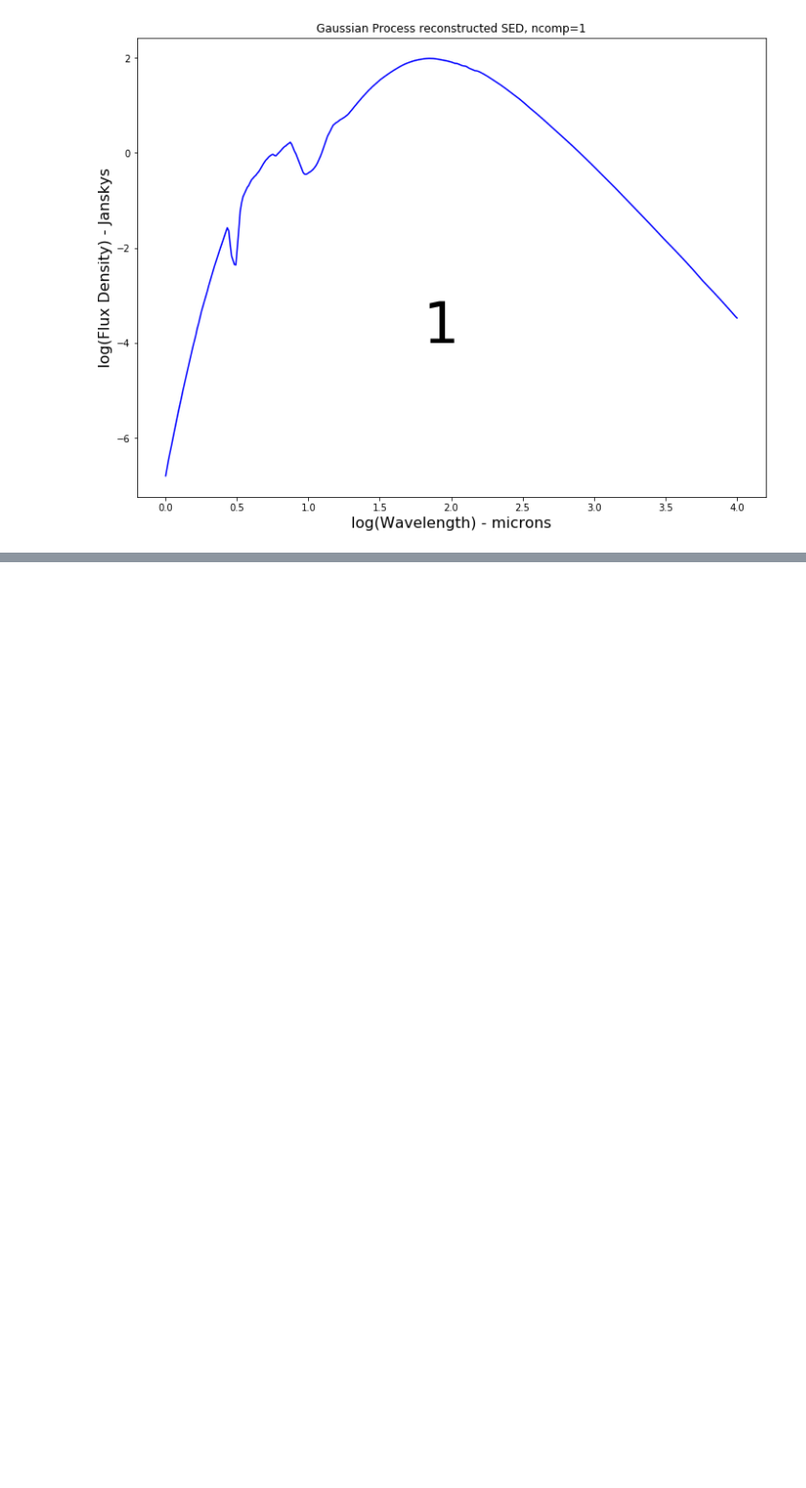
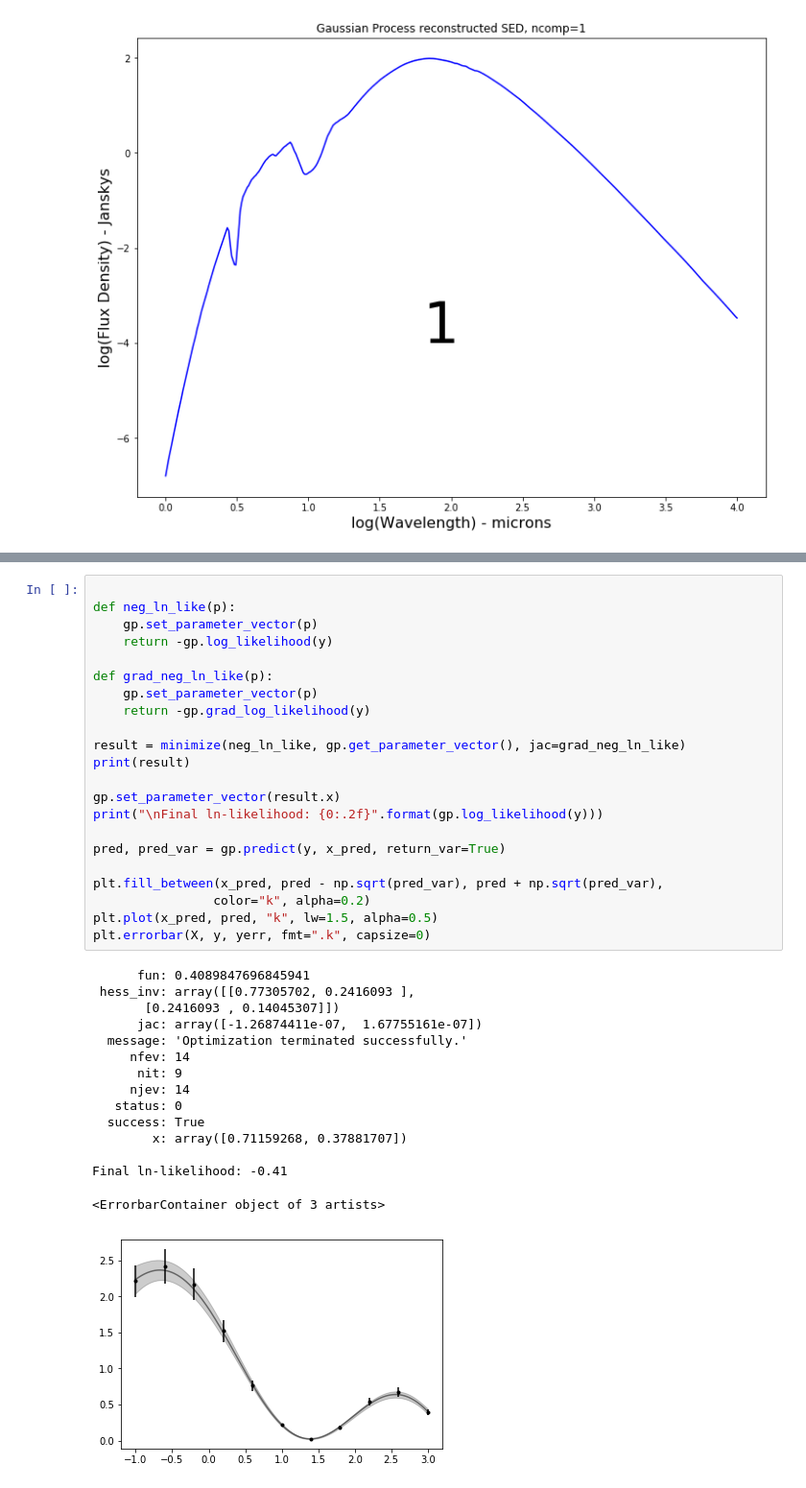
Before and after one commit to elizabethteng/crassula, a Jupyter notebook: figure_factory.ipynb, the cells around one changed output, grey strips where cells are left out. Shown: that part at 96% size. Saved outputs shown, nothing was run; the diff lists cells and outputs as text; blank space fills up the shorter version.

```diff
--- a/figure_factory.ipynb
+++ b/figure_factory.ipynb
@@ -313,0 +396,38 @@ def sedcomp_anim(model,ncomp=40,nfeat=400):
+# %%
+
+def neg_ln_like(p):
+    gp.set_parameter_vector(p)
+    return -gp.log_likelihood(y)
+
+def grad_neg_ln_like(p):
+    gp.set_parameter_vector(p)
+    return -gp.grad_log_likelihood(y)
+
+result = minimize(neg_ln_like, gp.get_parameter_vector(), jac=grad_neg_ln_like)
+print(result)
+
+gp.set_parameter_vector(result.x)
+print("\nFinal ln-likelihood: {0:.2f}".format(gp.log_likelihood(y)))
+
+pred, pred_var = gp.predict(y, x_pred, return_var=True)
+
+plt.fill_between(x_pred, pred - np.sqrt(pred_var), pred + np.sqrt(pred_var),
+                color="k", alpha=0.2)
+plt.plot(x_pred, pred, "k", lw=1.5, alpha=0.5)
+plt.errorbar(X, y, yerr, fmt=".k", capsize=0)
+# %% [output]
+      fun: 0.4089847696845941
+ hess_inv: array([[0.77305702, 0.2416093 ],
+       [0.2416093 , 0.14045307]])
+      jac: array([-1.26874411e-07,  1.67755161e-07])
+  message: 'Optimization terminated successfully.'
+     nfev: 14
+      nit: 9
+     njev: 14
+   status: 0
+  success: True
+        x: array([0.71159268, 0.37881707])
+
+Final ln-likelihood: -0.41
+<ErrorbarContainer object of 3 artists>
+[figure, added]
```
Also changed, not shown: parts of 10 cells of this notebook.
